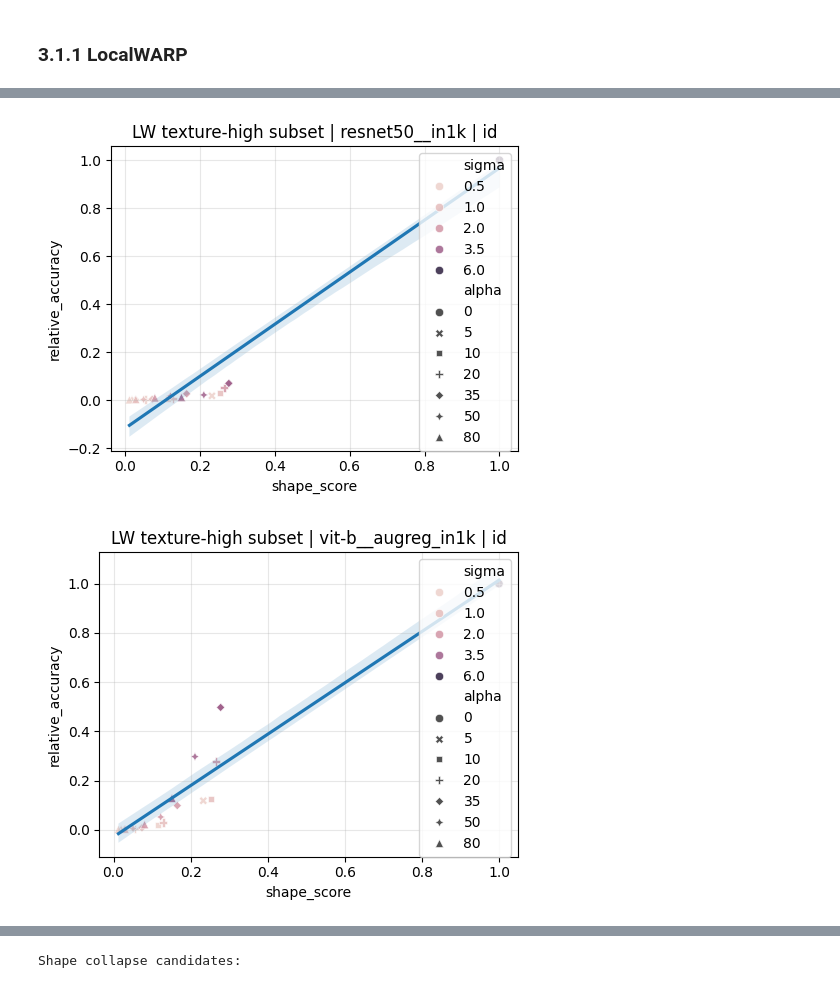
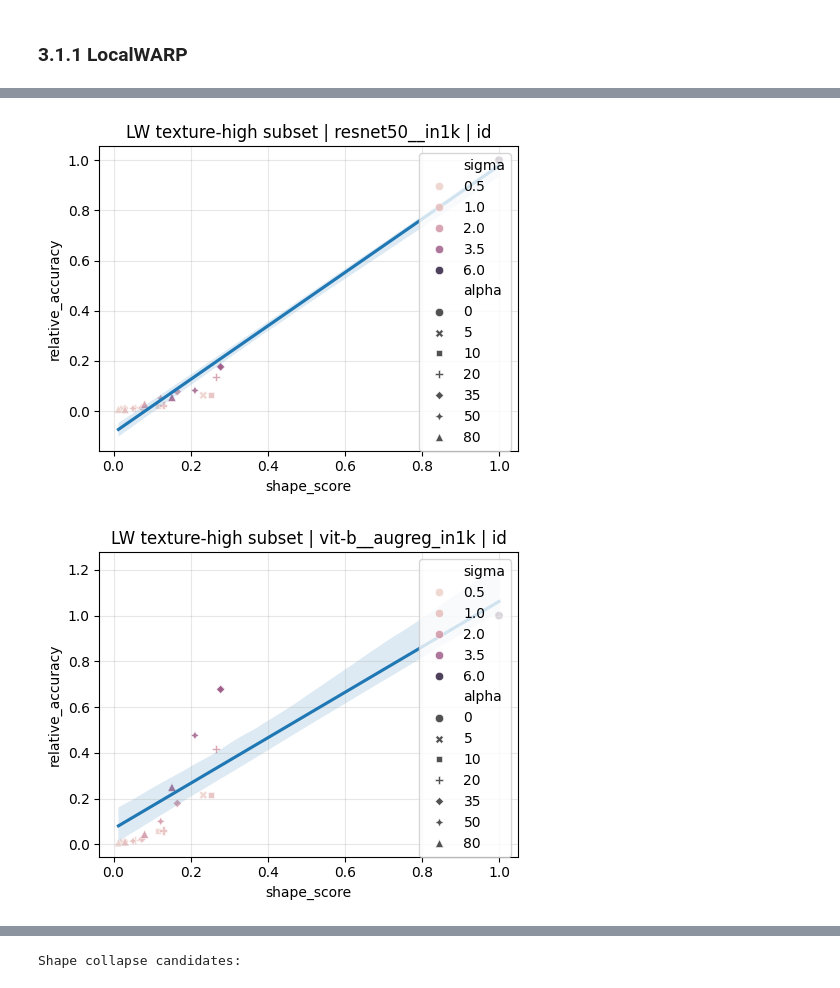
Before and after one commit to sdsdsdsdaf/Feature-Reliance, a Jupyter notebook: results_analysis.ipynb, the cells around one changed output, grey strips where cells are left out. Drawn from its saved outputs; the diff is of its cells as text; code cells hidden in the pictures.

```diff
--- a/results_analysis.ipynb
+++ b/results_analysis.ipynb
@@ -923,10 +923,10 @@ sweep_summary["relative_accuracy"] = sweep_summary["relative_accuracy"].clip(0,
 sweep_summary["feature_reliance"] = 1.0 - sweep_summary["relative_accuracy"]
 display(sweep_summary)
 
-internal_vs_ood_sweep_summary = sweep_summary[
+id_ood_sweep_summary = sweep_summary[
     (
         (sweep_summary["domain_type"] == "id") &
-        (sweep_summary["dataset"] == ID_INTERNAL_DATASET)
+        (sweep_summary["dataset"] == ID_OOD_BASELINE_DATASET)
     ) |
     (
         (sweep_summary["domain_type"] != "id") &
@@ -952,8 +952,8 @@ lw_summary = sweep_summary[
     sweep_summary["perturbation"] == "localwarp"
 ].copy()
 
-lw_internal_vs_ood_summary = internal_vs_ood_sweep_summary[
-    internal_vs_ood_sweep_summary["perturbation"] == "localwarp"
+lw_id_ood_summary = id_ood_sweep_summary[
+    id_ood_sweep_summary["perturbation"] == "localwarp"
 ].copy()
 
 display(lw_summary)
@@ -1191,20 +1191,20 @@ plot_perturbation_sweep_curves_all(
 [figure]
 # %%
 plot_lw_texture_high_shape_vs_acc(
-    lw_internal_vs_ood_summary,
+    lw_id_ood_summary,
     model_name="resnet50__in1k",
     domain="id",
     texture_quantile=0.5,
 )
 
 plot_lw_texture_high_shape_vs_acc(
-    lw_internal_vs_ood_summary,
+    lw_id_ood_summary,
     model_name="vit-b__augreg_in1k",
     domain="id",
     texture_quantile=0.5,
 )
 # %% [output]
-[figure, old version]
+[figure, new version]
-[figure, old version]
+[figure, new version]
 # %%
 plot_perturbation_sweep_curves_all(
```
Also changed, not shown: parts of 21 cells of this notebook, 4 other files.
